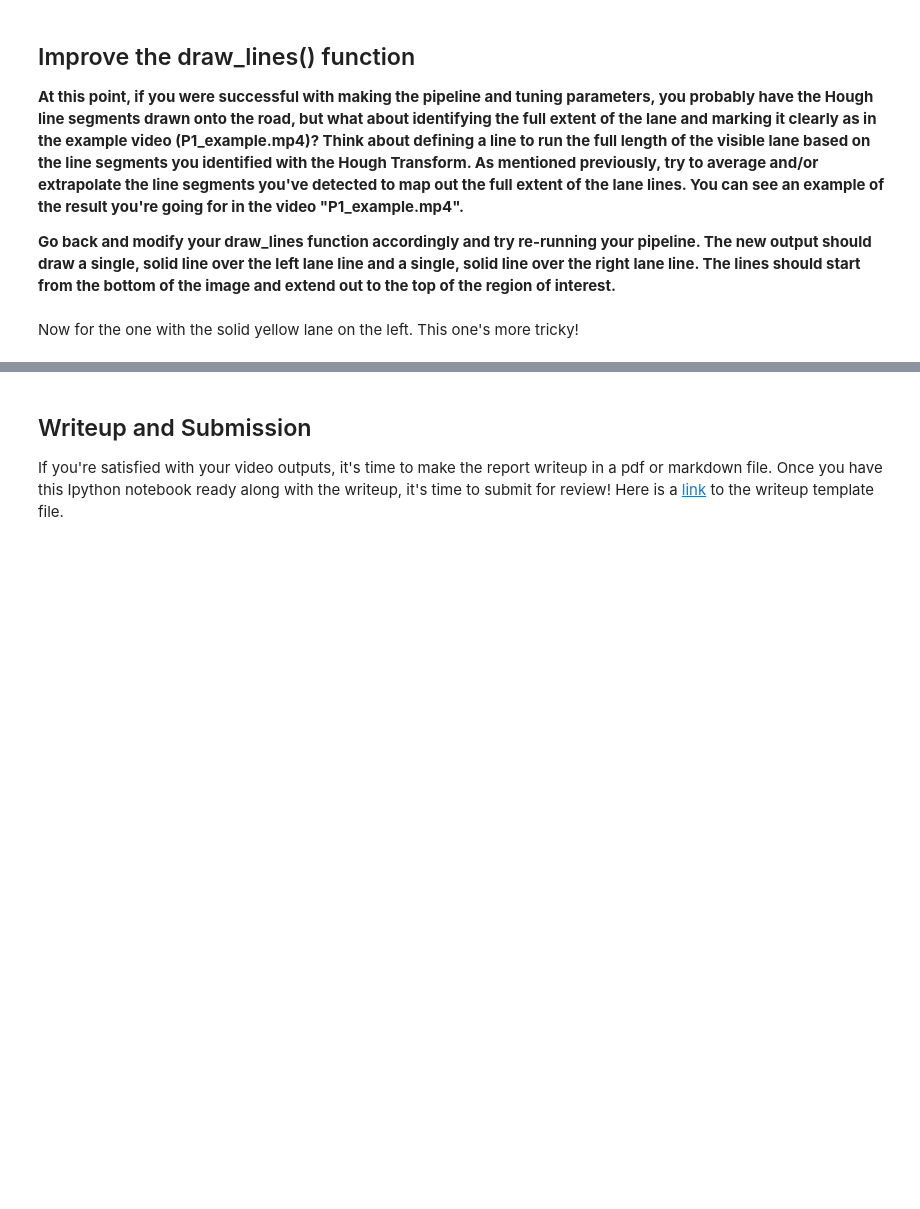
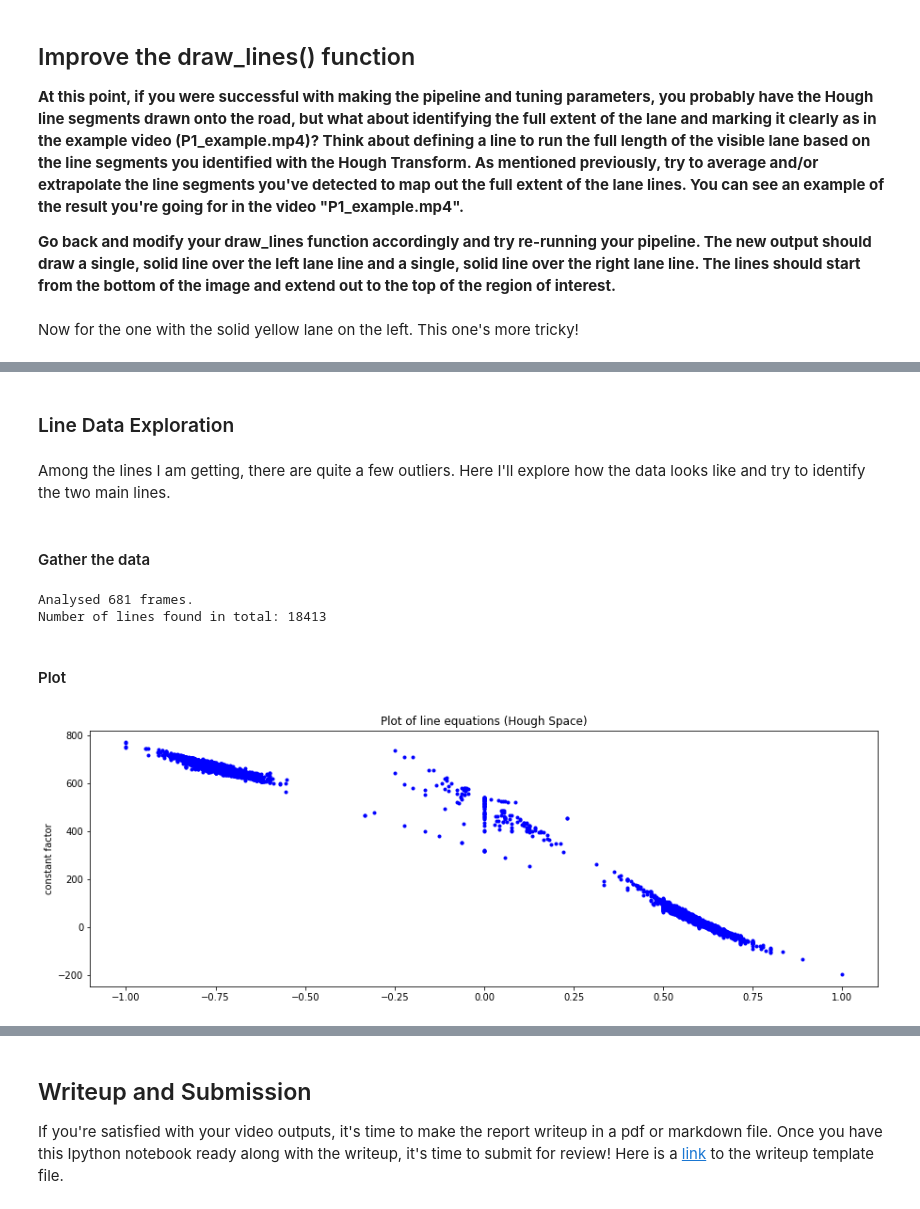
Before and after one commit to LinasKo/CarND-LaneLines-P1, a Jupyter notebook: P1.ipynb, the cells around one changed output, grey strips where cells are left out. Drawn from its saved outputs; the diff is of its cells as text; code cells hidden in the pictures; blank space fills up the shorter version.

```diff
--- a/P1.ipynb
+++ b/P1.ipynb
@@ -237,12 +270,13 @@ def threshold(gray):
     upper_bound = 255
     return cv2.threshold(gray, lower_bound, upper_bound, cv2.THRESH_BINARY)
 
-def process_img(img):
+def process_img(img, extrapolate_lines=False):
     gray = grayscale(img)
     _, thresh = threshold(gray)
     thresh = apply_lane_mask(thresh)
-    line_img = hough_lines(thresh, 1, np.pi / 180, 20, 5, 1)
-    return weighted_img(line_img, img)
+    line_img, _ = hough_lines(thresh, 1, np.pi / 180, 20, 5, 1, extrapolate_lines)
+    masked_line_img = apply_lane_mask(line_img)
+    return weighted_img(masked_line_img, img)
 # %% [markdown]
 #### Manual coordinate picking
 # %%
@@ -381,0 +439,45 @@ HTML("""
+# %% [markdown]
+### Line Data Exploration
+# %% [markdown]
+Among the lines I am getting, there are quite a few outliers. Here I'll explore how the data looks like and try to identify the two main lines.
+# %% [markdown]
+#### Gather the data
+# %%
+vid_in_folder = "test_videos/"
+vid_out_folder = "test_videos_output/"
+
+# for vid_in_fname in os.listdir(vid_in_folder):
+if True:
+    vid_in_fname = os.listdir(vid_in_folder)[2]
+
+    clip = VideoFileClip(vid_in_folder + vid_in_fname)
+    # clip1 = VideoFileClip(vid_in_fname).subclip(0,5)  # subclip in seconds
+
+    all_lines = np.empty((0, 4))
+    for i, img in enumerate(clip.iter_frames()):
+        gray = grayscale(img)
+        _, thresh = threshold(gray)
+        thresh = apply_lane_mask(thresh)
+        _, lines = hough_lines(thresh, 1, np.pi / 180, 20, 5, 1, True)
+
+        all_lines = np.vstack((all_lines, lines[:, 0]))
+
+    print("Analysed %d frames." % (i+1))
+    clip.close()
+    print("Number of lines found in total:", len(all_lines))
+# %% [output]
+Analysed 681 frames.
+Number of lines found in total: 18413
+# %% [markdown]
+#### Plot
+# %%
+line_equations = np.array([get_line_equation(*line) for line in all_lines])
+
+plt.rcParams['figure.figsize'] = [15, 5]  # larger plots
+plt.plot(line_equations[:, 0], line_equations[:, 1], "b.")
+plt.title("Plot of line equations (Hough Space)")
+plt.ylabel('slope')
+plt.ylabel('constant factor')
+plt.show()
+# %% [output]
+[figure, added]
```
Also changed, not shown: parts of 9 cells of this notebook, 5 other files.
